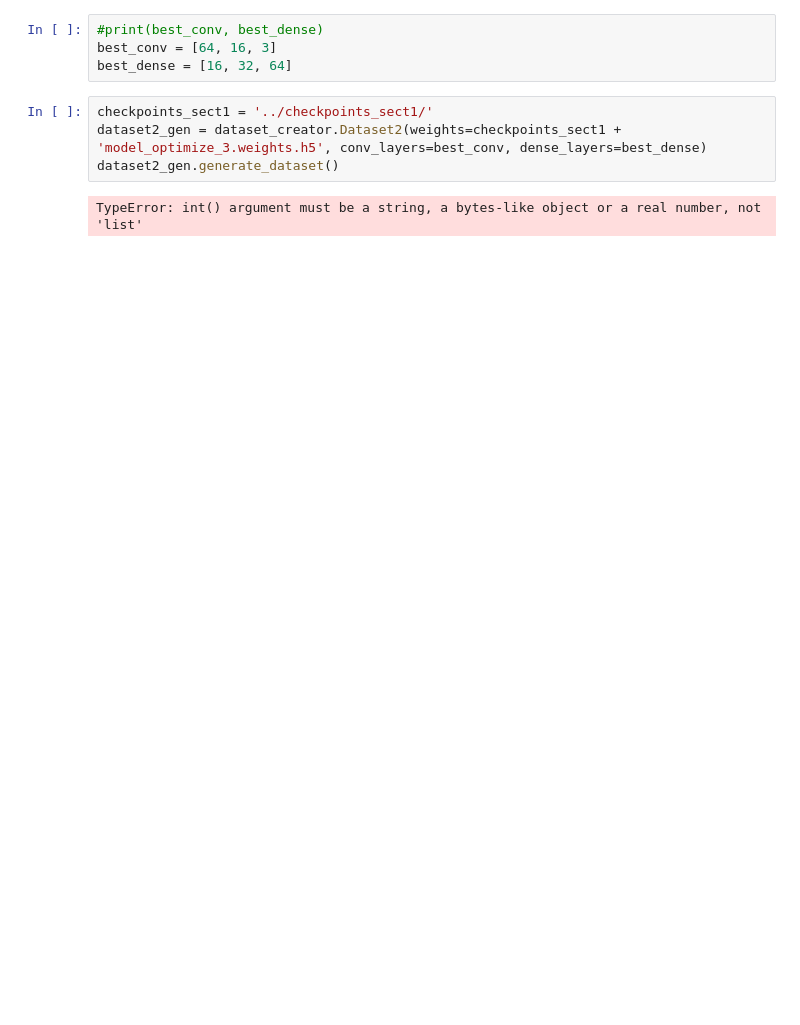
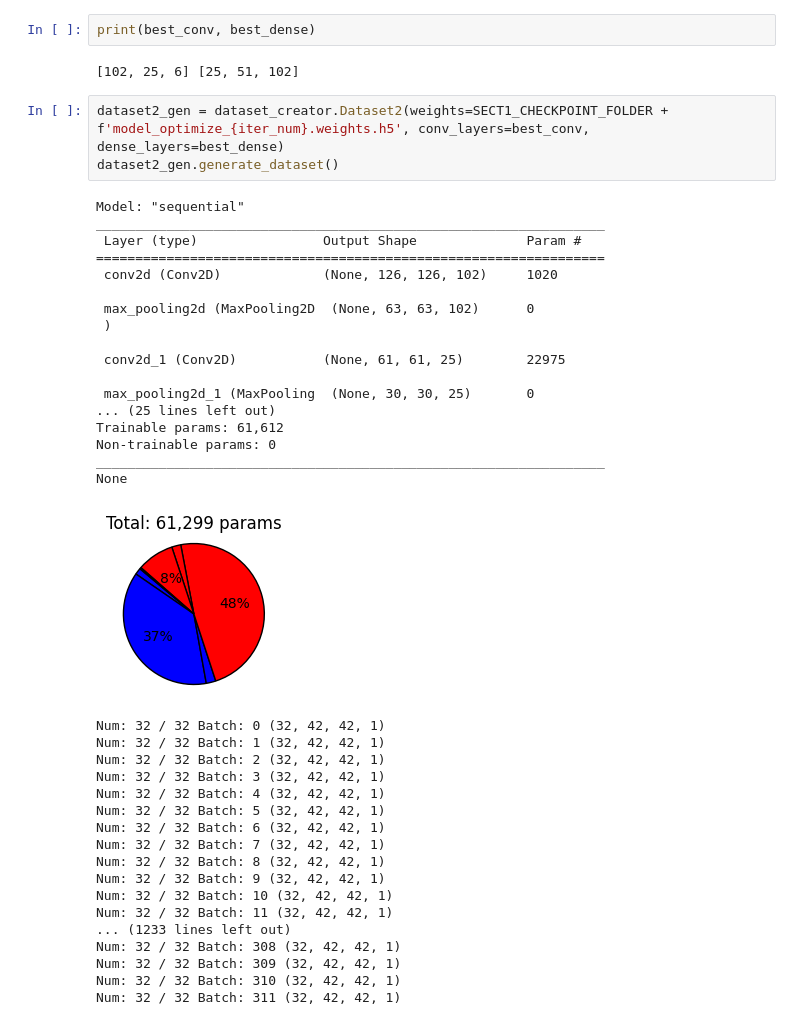
Before and after one commit to alessio-maffioletti/matura, a Jupyter notebook: main_script.ipynb, the cells around one changed output. Saved outputs shown, nothing was run; the diff lists cells and outputs as text; blank space fills up the shorter version.

```diff
--- a/main_script.ipynb
+++ b/main_script.ipynb
@@ -17,13 +92,46 @@ best_conv, best_dense, iter_num = optimizer.optimize(model, conv_layers, dense_l
-# %%
-#print(best_conv, best_dense)
-best_conv = [64, 16, 3]
-best_dense = [16, 32, 64]
+# %%
+print(best_conv, best_dense)
+# %% [output]
+[102, 25, 6] [25, 51, 102]
 # %%
-checkpoints_sect1 = '../checkpoints_sect1/'
-dataset2_gen = dataset_creator.Dataset2(weights=checkpoints_sect1 + 'model_optimize_3.weights.h5', conv_layers=best_conv, dense_layers=best_dense)
+dataset2_gen = dataset_creator.Dataset2(weights=SECT1_CHECKPOINT_FOLDER + f'model_optimize_{iter_num}.weights.h5', conv_layers=best_conv, dense_layers=best_dense)
 dataset2_gen.generate_dataset()
 # %% [output]
-TypeError: int() argument must be a string, a bytes-like object or a real number, not 'list'
+Model: "sequential"
+_________________________________________________________________
+ Layer (type)                Output Shape              Param #
+=================================================================
+ conv2d (Conv2D)             (None, 126, 126, 102)     1020
+
+ max_pooling2d (MaxPooling2D  (None, 63, 63, 102)      0
+ )
+
+ conv2d_1 (Conv2D)           (None, 61, 61, 25)        22975
+
+ max_pooling2d_1 (MaxPooling  (None, 30, 30, 25)       0
+... (25 lines left out)
+Trainable params: 61,612
+Non-trainable params: 0
+_________________________________________________________________
+None
+[figure, added]
+Num: 32 / 32 Batch: 0 (32, 42, 42, 1)
+Num: 32 / 32 Batch: 1 (32, 42, 42, 1)
+Num: 32 / 32 Batch: 2 (32, 42, 42, 1)
+Num: 32 / 32 Batch: 3 (32, 42, 42, 1)
+Num: 32 / 32 Batch: 4 (32, 42, 42, 1)
+Num: 32 / 32 Batch: 5 (32, 42, 42, 1)
+Num: 32 / 32 Batch: 6 (32, 42, 42, 1)
+Num: 32 / 32 Batch: 7 (32, 42, 42, 1)
+Num: 32 / 32 Batch: 8 (32, 42, 42, 1)
+Num: 32 / 32 Batch: 9 (32, 42, 42, 1)
+Num: 32 / 32 Batch: 10 (32, 42, 42, 1)
+Num: 32 / 32 Batch: 11 (32, 42, 42, 1)
+... (1233 lines left out)
+Num: 32 / 32 Batch: 308 (32, 42, 42, 1)
+Num: 32 / 32 Batch: 309 (32, 42, 42, 1)
+Num: 32 / 32 Batch: 310 (32, 42, 42, 1)
+Num: 32 / 32 Batch: 311 (32, 42, 42, 1)
 # %%
 conv_layers = [128,32,8]
 dense_layers = [32,64,128]
```
Also changed, not shown: parts of 5 cells of this notebook, 5 other files.
